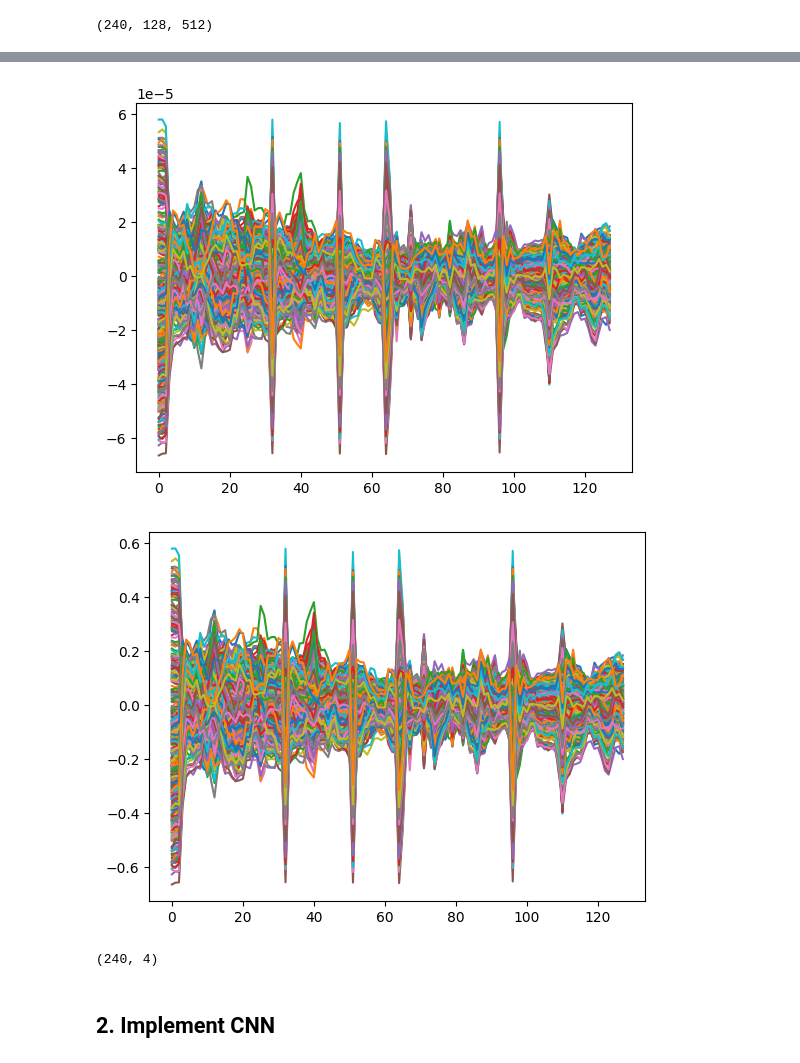
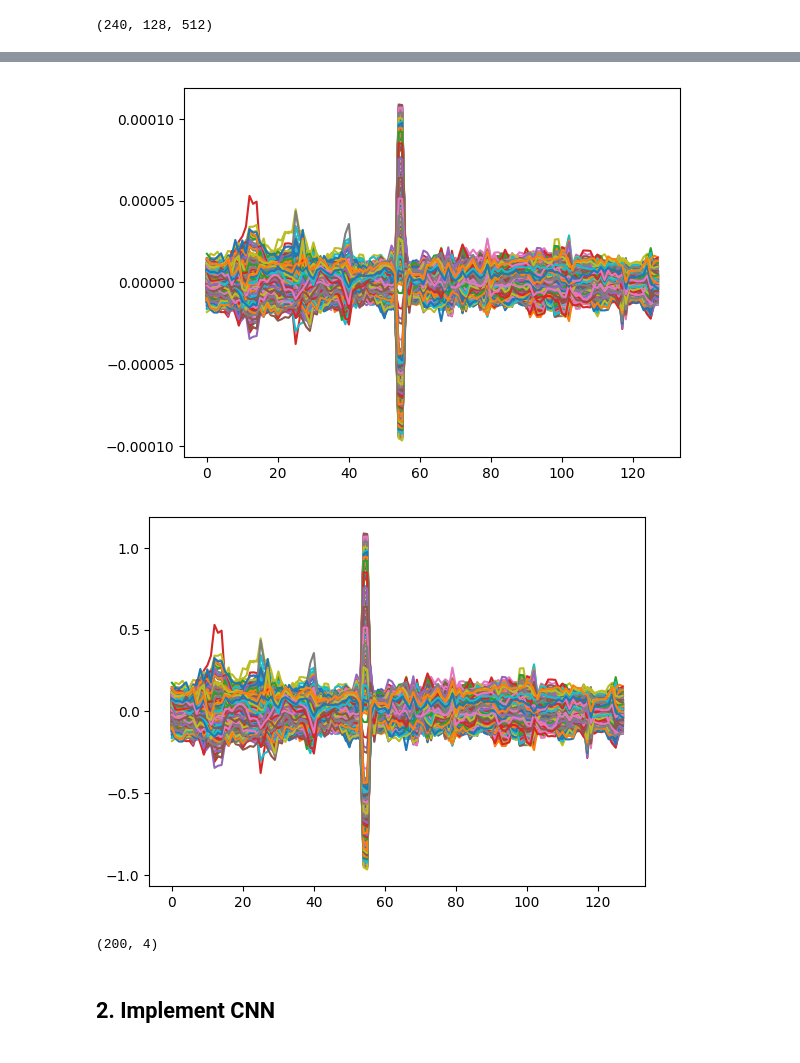
Before and after one commit to nelewerner/ml-project, a Jupyter notebook: inner-speech-drake.ipynb, the cells around one changed output, grey strips where cells are left out. Drawn from its saved outputs; the diff is of its cells as text; code cells hidden in the pictures.

```diff
--- a/inner-speech-drake.ipynb
+++ b/inner-speech-drake.ipynb
@@ -90,7 +90,7 @@ warnings.filterwarnings(action = "ignore", category = FutureWarning )
 # %%
 root_dir = '/kaggle/input/inner-speech-recognition/inner-speech-recognition'
 # %%
-N_S = 9
+N_S = 10
 datatype = 'eeg'
 Tstart = 1.5
 Tend = 3.5
@@ -228,17 +205,16 @@ for i in range(num_segments):
 # %%
 plt.plot(X[1,:,:]);
 # %% [output]
-[figure, old version]
+[figure, new version]
 # %%
-# new scaling
-X_N = X * (10**4)
-plt.plot(X_N[1,:,:]);
+X_resize = X * (10**4)
+plt.plot(X_resize[1,:,:]);
 # %% [output]
-[figure, old version]
+[figure, new version]
 # %%
 y.shape
 # %% [output]
-(240, 4)
+(200, 4)
 # %% [markdown]
 ## 2. Implement CNN
 # %%
```
Also changed, not shown: parts of 34 cells of this notebook.
